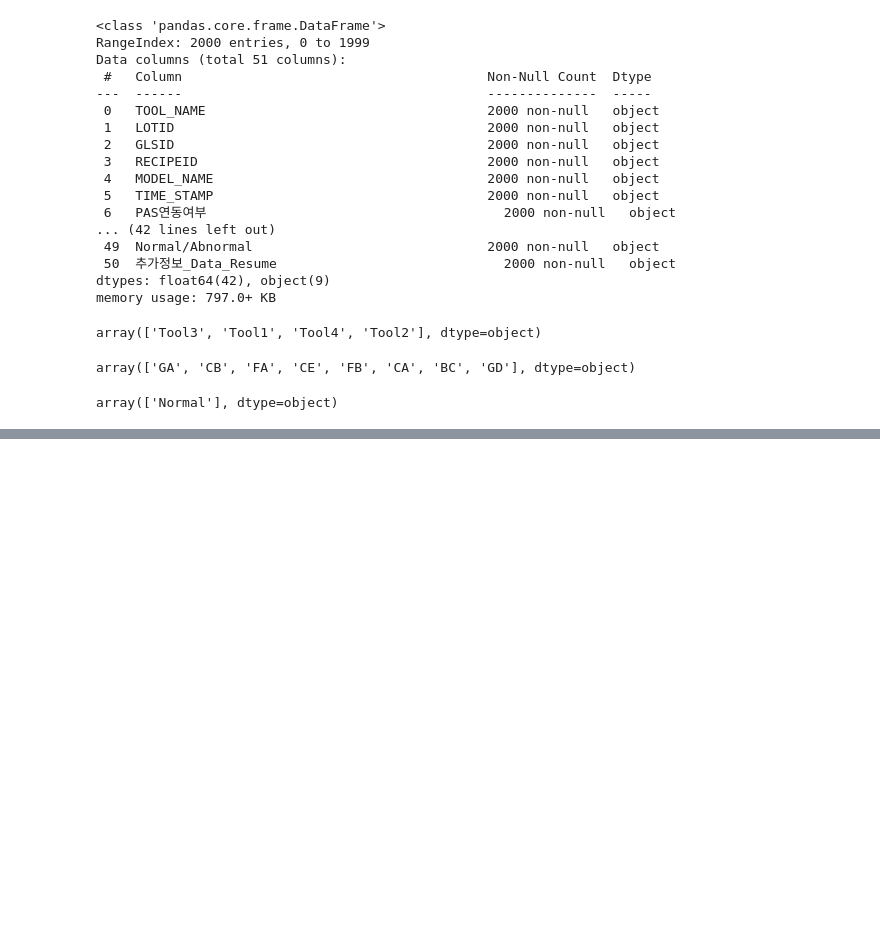
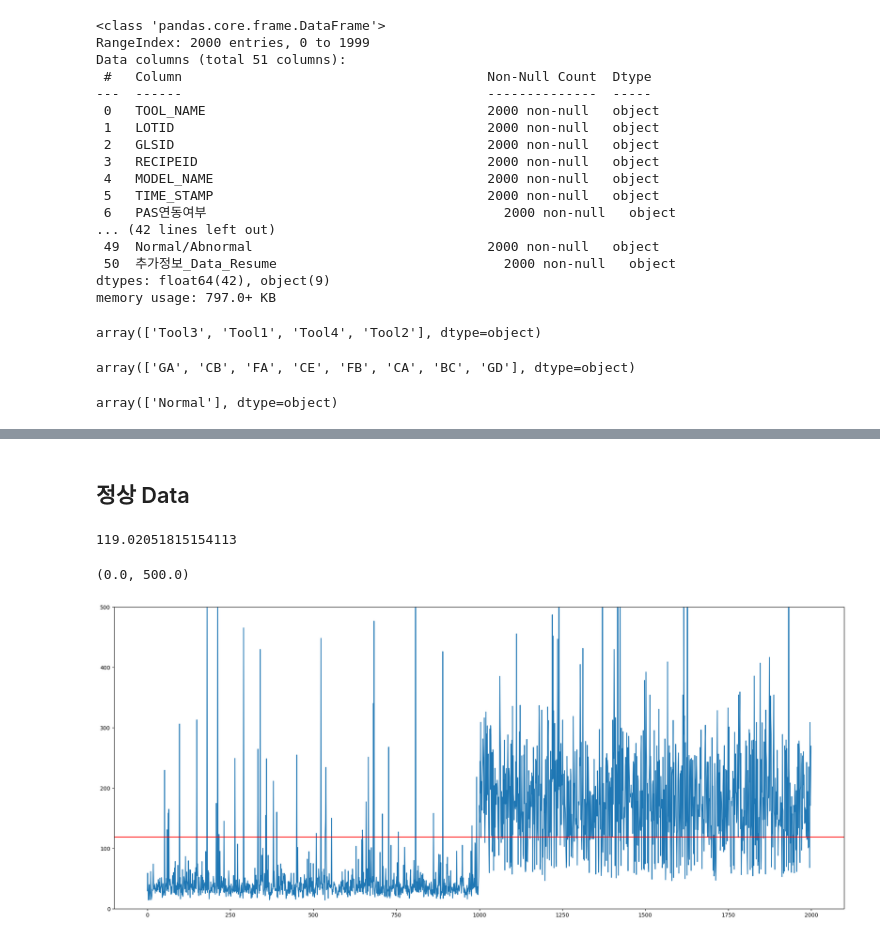
Before and after one commit to Jjineeq/Anomaly-Detection, a Jupyter notebook: hotelling.ipynb, the cells around one changed output, grey strips where cells are left out. Saved outputs shown, nothing was run; the diff lists cells and outputs as text; code cells hidden in the pictures; blank space fills up the shorter version.

```diff
--- a/hotelling.ipynb
+++ b/hotelling.ipynb
@@ -1,7 +7,9 @@
 # %%
-import pandas as pd
-import numpy as np
-path = "C:/Users/User/github/"
-df1 = pd.read_csv("Anomaly-Detection/data/ph1.csv", encoding = 'CP949') # 정상 학습 데이터
-df2 = pd.read_csv("data/ph2.csv", encoding = 'CP949') # 정상 테스트
-df3 = pd.read_csv("data/ph2_out.csv", encoding = 'CP949') # 비정상 테스트
+path = "C:/Users/User/github/Anomaly-Detection/data/"
+df1 = pd.read_csv(path + "ph1.csv", encoding = 'CP949') # 정상 학습 데이터
+df2 = pd.read_csv(path + "ph2.csv", encoding = 'CP949') # 정상 테스트
+df3 = pd.read_csv(path + "ph2_out.csv", encoding = 'CP949') # 비정상 테스트
+# %%
+df4 = pd.concat([df2, df3], axis = 0)
+tr = df1.iloc[:,7:49]
+ts = df4.iloc[:,7:49]
@@ -47,0 +91,18 @@ array(['Normal'], dtype=object)
+# %% [markdown]
+## 정상 Data
+# %%
+Tsqare_tr = hotellings_tsqare(tr,tr)
+Tsqare_all = hotellings_tsqare(tr,ts)
+# %%
+bootstrap_limit(Tsqare_tr)
+# %% [output]
+119.02051815154113
+# %%
+x = np.arange(0,len(Tsqare),1)
+fig = plt.figure(figsize=(24,10))
+plt.plot(x,Tsqare_all)
+plt.axhline(y=bootstrap_limit(Tsqare), color = 'red')
+plt.ylim(0,500)
+# %% [output]
+(0.0, 500.0)
+[figure, added]
```
Also changed, not shown: parts of 5 cells of this notebook, 43 other files.
